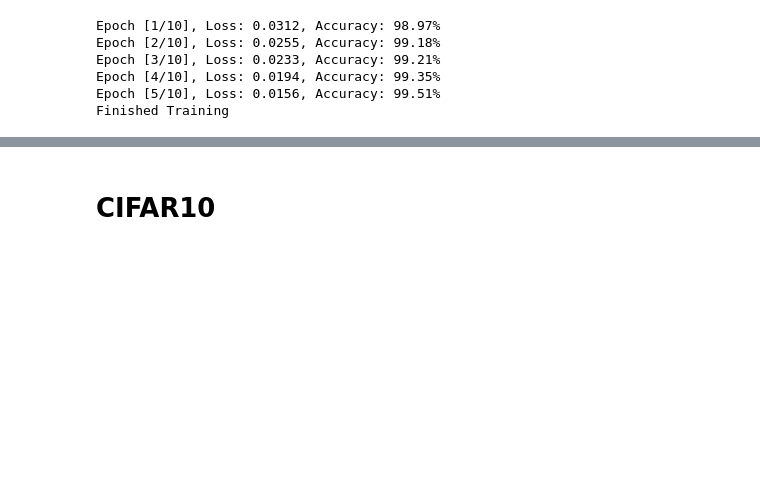
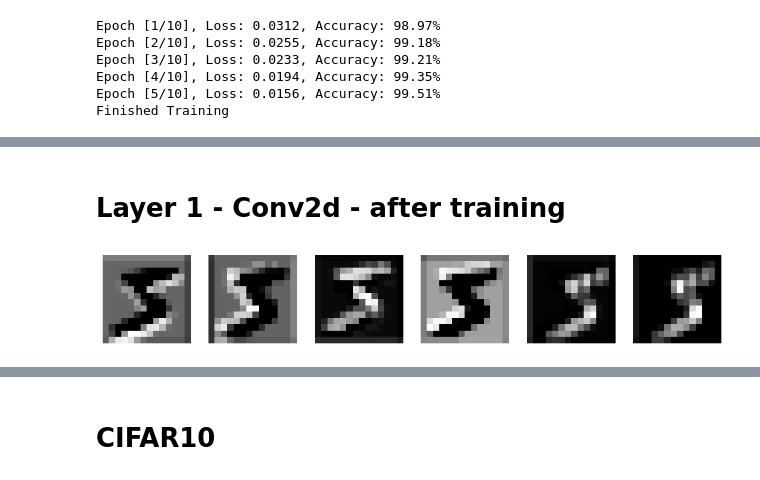
Before and after one commit to denmj/ML_regs, a Jupyter notebook: pytorch_/simple_model.ipynb, the cells around one changed output, grey strips where cells are left out. Cells and saved outputs as stored; diff of their text form; code cells hidden in the pictures; blank space fills up the shorter version.

```diff
--- a/pytorch_/simple_model.ipynb
+++ b/pytorch_/simple_model.ipynb
@@ -159,3 +126,5 @@ device = torch.device("cuda:0" if torch.cuda.is_available() else "cpu")
 # %%
+# To visualize layers of the network
+vis_model = LeNet()
 # pass single image through the network
-outs, x_out = model(x_train[0:1], return_intermediate=True)
+outs, x_out = vis_model(x_train[0:1], return_intermediate=True)
@@ -209,5 +214,13 @@ optimizer_third = torch.optim.SGD(model2.parameters(), lr=0.001, momentum=0.9)
+# %%
+# Track the loss and accuracy
+timestamp = datetime.now().strftime("%Y-%m-%d")
+experiment_name = f'LeNet5_MNIST_{timestamp}'
+model_name = 'LeNet5'
+log_dir = os.path.join('runs', timestamp, experiment_name, model_name)
+log_writer = SummaryWriter(log_dir=log_dir)
 # %%
-for epoch in range(2):  # loop over the dataset multiple times
+
+for epoch in range(5):  # loop over the dataset multiple times
     train_loss, train_acc = 0, 0
     for X, y in trainloader:
         X, y = X.to(device), y.to(device)
@@ -230,6 +243,7 @@ for epoch in range(2):  # loop over the dataset multiple times
 
     train_loss /= len(trainloader)
     train_acc /= len(trainloader)
-
+    log_writer.add_scalars(main_tag="Loss", tag_scalar_dict={"train/loss": train_loss}, global_step=epoch)
+    log_writer.add_scalars(main_tag="Accuracy", tag_scalar_dict={"train/acc": train_acc}, global_step=epoch)
     print(f'Epoch {epoch+1}, Loss: {train_loss:.4f}, Accuracy: {train_acc:.4f}')
 # %% [output]
@@ -316,0 +296,16 @@ Finished Training
+# %%
+x = x_train[0:1].to(device)
+outs_trained, perdictions = model1(x, return_intermediate=True)
+# %% [markdown]
+# Layer 1 - Conv2d - after training
+# %%
+feature_maps_trained = outs_trained['conv1'].detach().cpu().numpy()
+
+
+fig, axes = plt.subplots(1, len(feature_maps_trained[0]), figsize=(12, 6))
+for idx, feature_map in enumerate(feature_maps_trained[0]):
+    axes[idx].imshow(feature_map, cmap='gray')
+    axes[idx].axis('off')
+plt.show()
+# %% [output]
+[figure, added]
```
Also changed, not shown: parts of 23 cells of this notebook, 4 other files.
